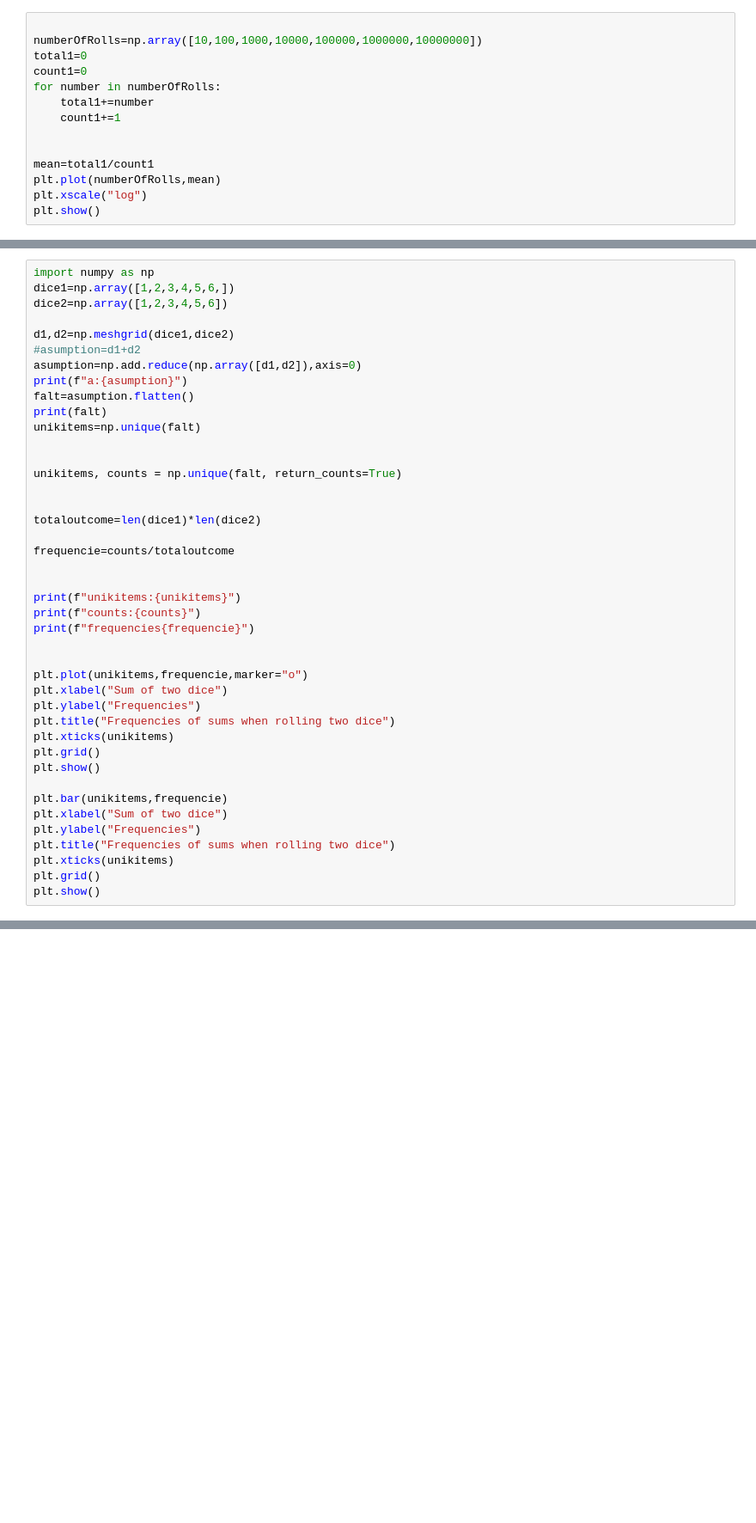
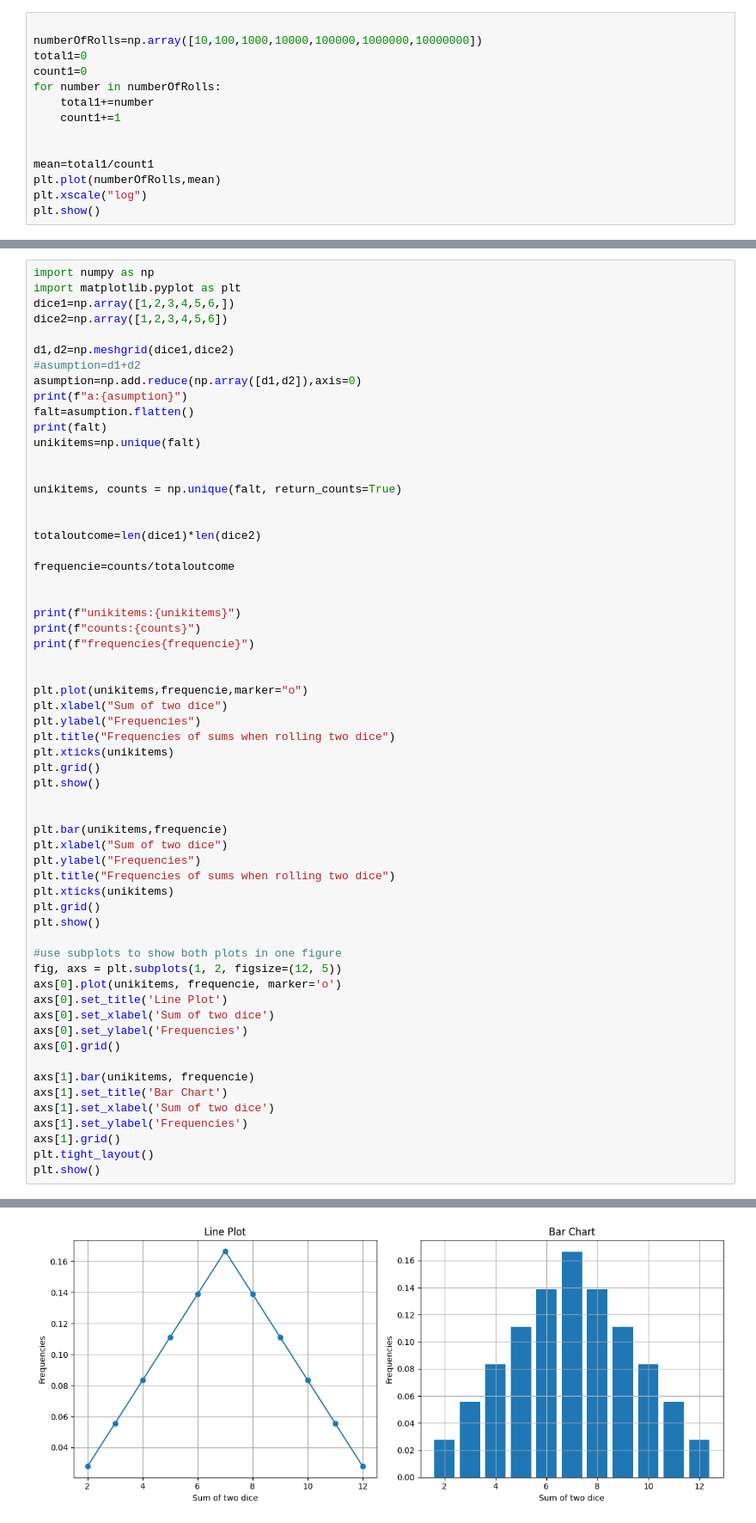
Before and after one commit to Horieh1989/exercise, a Jupyter notebook: E10-numpy.ipynb, the cells around one changed output, grey strips where cells are left out. Shown at 86% size. Cells and saved outputs as stored; diff of their text form; blank space fills up the shorter version.

```diff
--- a/E10-numpy.ipynb
+++ b/E10-numpy.ipynb
@@ -200,6 +200,7 @@ We see that when we sum several uniformly distributed random variables we will a
 </details>
 # %%
 import numpy as np
+import matplotlib.pyplot as plt
 dice1=np.array([1,2,3,4,5,6,])
 dice2=np.array([1,2,3,4,5,6])
 
@@ -228,33 +229,51 @@ print(f"frequencies{frequencie}")
 plt.plot(unikitems,frequencie,marker="o")
 plt.xlabel("Sum of two dice")
 plt.ylabel("Frequencies")
 plt.title("Frequencies of sums when rolling two dice")
 plt.xticks(unikitems)
 plt.grid()
 plt.show()
 
+
 plt.bar(unikitems,frequencie)
 plt.xlabel("Sum of two dice")
 plt.ylabel("Frequencies")
 plt.title("Frequencies of sums when rolling two dice")
 plt.xticks(unikitems)
 plt.grid()
 plt.show()
+
+#use subplots to show both plots in one figure
+fig, axs = plt.subplots(1, 2, figsize=(12, 5))
+axs[0].plot(unikitems, frequencie, marker='o')
+axs[0].set_title('Line Plot')
+axs[0].set_xlabel('Sum of two dice')
+axs[0].set_ylabel('Frequencies')
+axs[0].grid()
+
+axs[1].bar(unikitems, frequencie)
+axs[1].set_title('Bar Chart')
+axs[1].set_xlabel('Sum of two dice')
+axs[1].set_ylabel('Frequencies')
+axs[1].grid()
+plt.tight_layout()
+plt.show()
 # %% [output]
 a:[[ 2  3  4  5  6  7]
  [ 3  4  5  6  7  8]
  [ 4  5  6  7  8  9]
  [ 5  6  7  8  9 10]
  [ 6  7  8  9 10 11]
  [ 7  8  9 10 11 12]]
 [ 2  3  4  5  6  7  3  4  5  6  7  8  4  5  6  7  8  9  5  6  7  8  9 10
   6  7  8  9 10 11  7  8  9 10 11 12]
 unikitems:[ 2  3  4  5  6  7  8  9 10 11 12]
 counts:[1 2 3 4 5 6 5 4 3 2 1]
 frequencies[0.02777778 0.05555556 0.08333333 0.11111111 0.13888889 0.16666667
  0.13888889 0.11111111 0.08333333 0.05555556 0.02777778]
 [figure]
 [figure]
+[figure, added]
 # %% [markdown]
 ---
 ## 3. Monte Carlo simulation (**)
```
Also changed, not shown: parts of 1 cell of this notebook, 2 other files.
